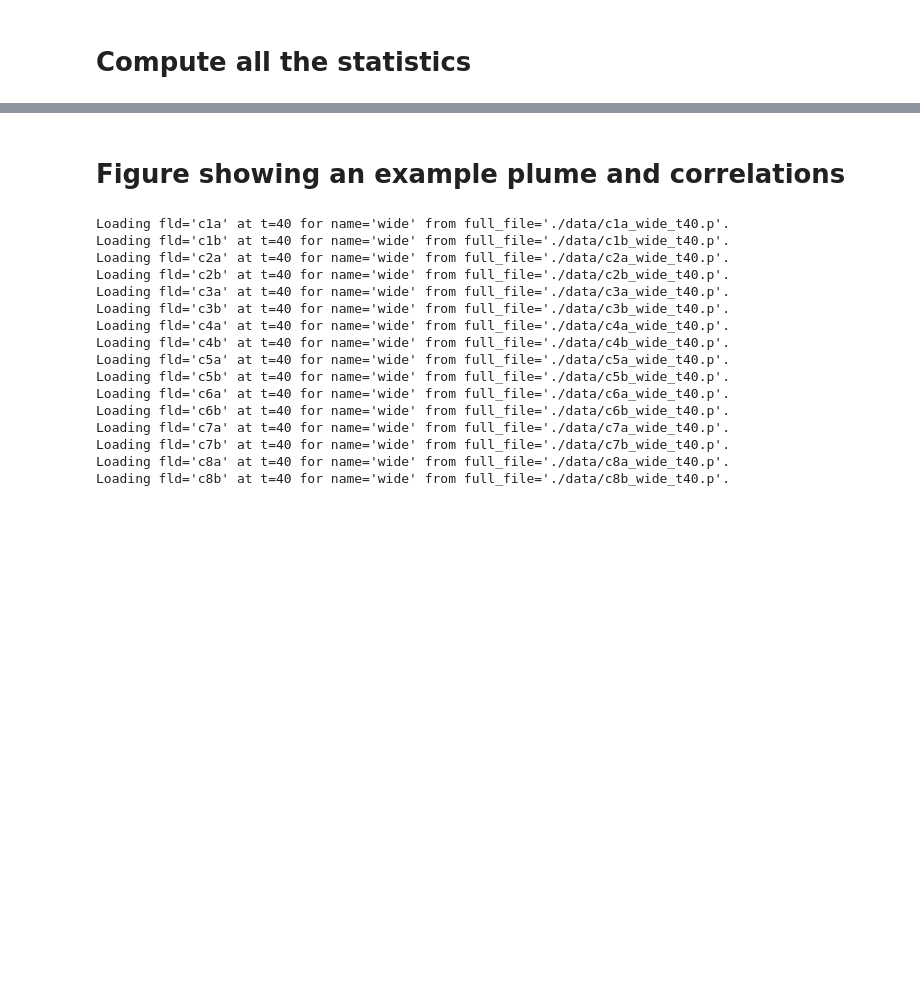
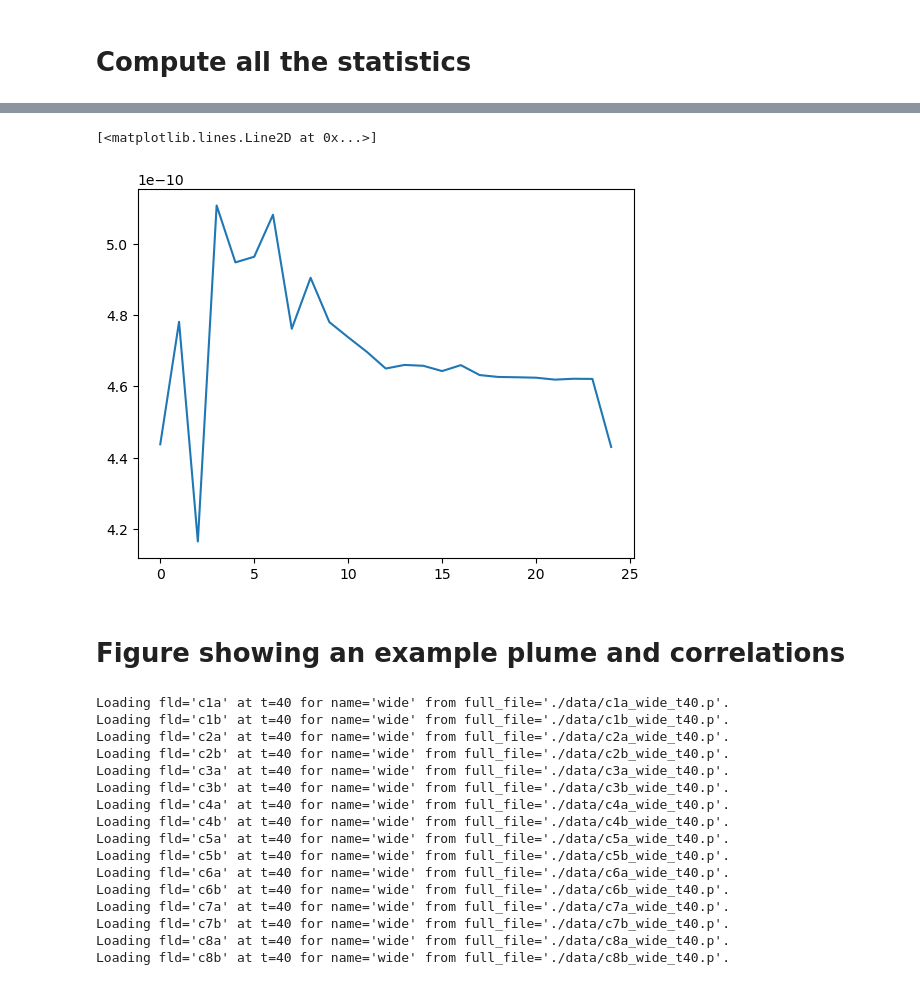
Before and after one commit to stootoon/fisher-plumes, a Jupyter notebook: make_figs.ipynb, the cells around one changed output, grey strips where cells are left out. Cells and saved outputs as stored; diff of their text form; code cells hidden in the pictures; blank space fills up the shorter version.

```diff
--- a/make_figs.ipynb
+++ b/make_figs.ipynb
@@ -82,3 +86,8 @@ bw
+# %%
+plot(mean(Fbw.fisher_information[15000],axis=0)[1:])
+# %% [output]
+[<matplotlib.lines.Line2D at 0x...>]
+[figure, added]
 # %% [markdown]
 # Figure showing an example plume and correlations
 # %%
```
Also changed, not shown: parts of 9 cells of this notebook, 3 other files.
